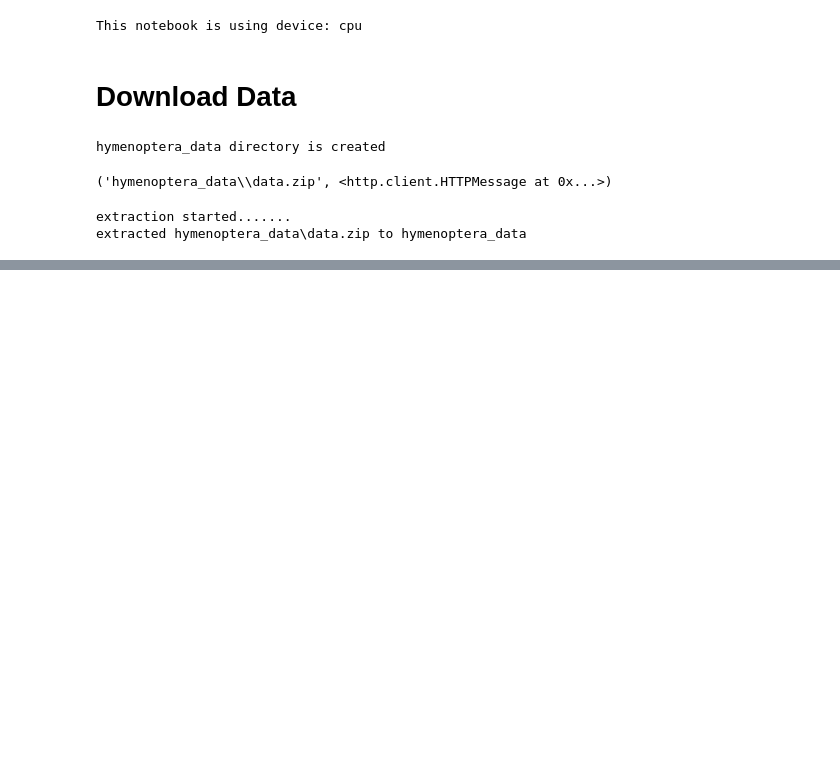
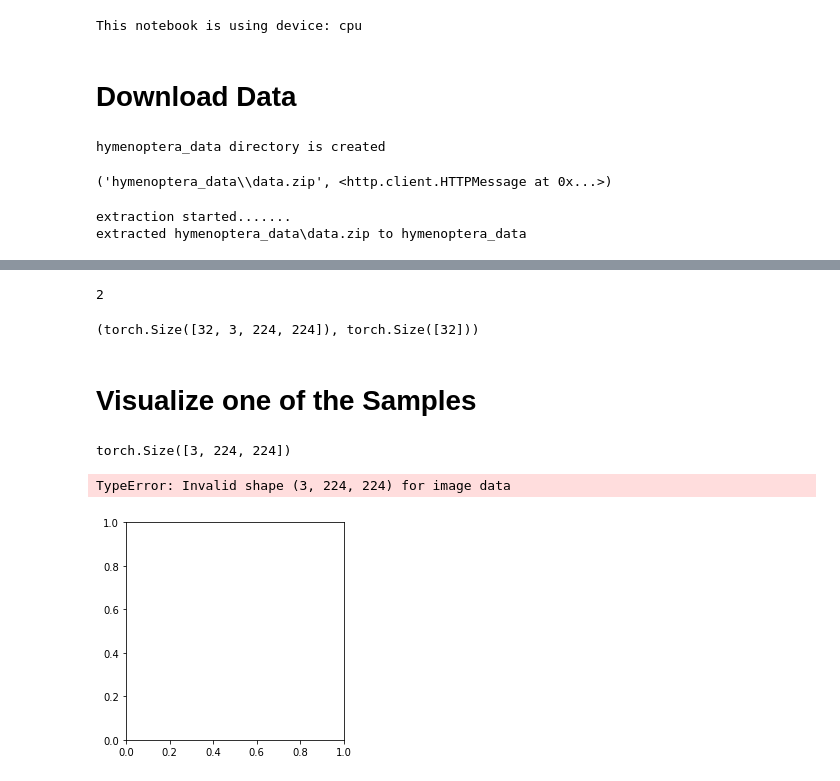
Before and after one commit to ds-fau-ck/PyTorch_Tutorial, a Jupyter notebook: Transfer_Learning/Transferlearning_with_PyTorch.ipynb, the cells around one changed output, grey strips where cells are left out. Cells and saved outputs as stored; diff of their text form; code cells hidden in the pictures; blank space fills up the shorter version.

Commit message:
update with data_loader

```diff
--- a/Transfer_Learning/Transferlearning_with_PyTorch.ipynb
+++ b/Transfer_Learning/Transferlearning_with_PyTorch.ipynb
@@ -58,0 +134,27 @@ extracted hymenoptera_data\data.zip to hymenoptera_data
+# %%
+train_loader=DataLoader(train_data, shuffle=True, batch_size=config.BATCH_SIZE)
+test_data=DataLoader(test_data, shuffle=False, batch_size=config.BATCH_SIZE)
+# %%
+data=next(iter(train_loader))
+# %%
+len(data)
+# %% [output]
+2
+# %%
+images, labels=data
+# %%
+images.shape, labels.shape
+# %% [output]
+(torch.Size([32, 3, 224, 224]), torch.Size([32]))
+# %% [markdown]
+# Visualize one of the Samples
+# %%
+img=images[0]
+img.shape
+# %% [output]
+torch.Size([3, 224, 224])
+# %%
+plt.imshow(img)
+# %% [output]
+TypeError: Invalid shape (3, 224, 224) for image data
+[figure, added]
```
Also changed, not shown: parts of 16 cells of this notebook.
